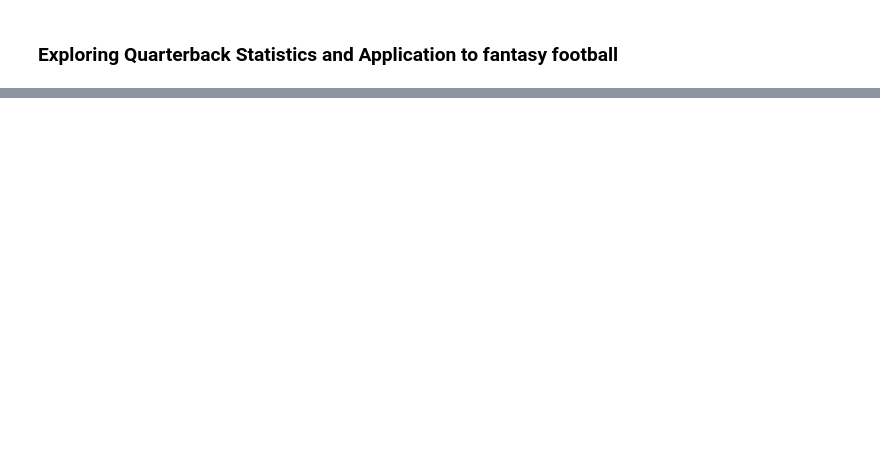
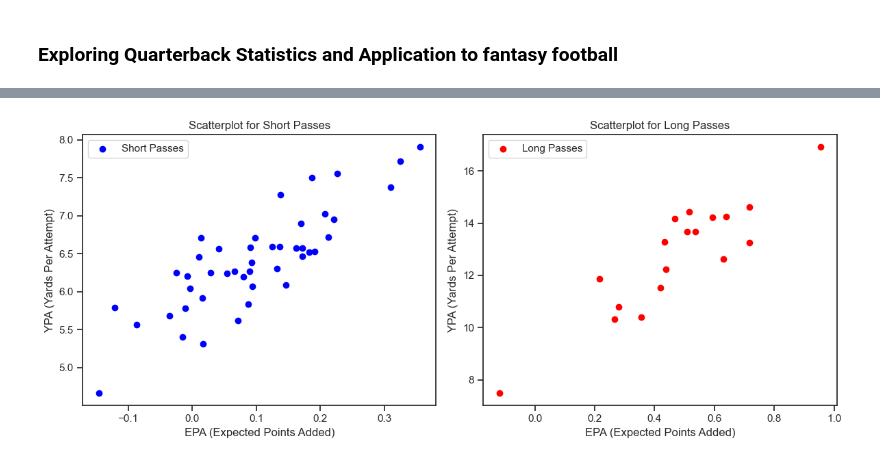
Before and after one commit to nmaniar9/football_analytics, a Jupyter notebook: quarterback_statistics.ipynb, the cells around one changed output, grey strips where cells are left out. Drawn from its saved outputs; the diff is of its cells as text; code cells hidden in the pictures; blank space fills up the shorter version.

```diff
--- a/quarterback_statistics.ipynb
+++ b/quarterback_statistics.ipynb
@@ -213,0 +44,2 @@ memory usage: 15.0+ KB
+# %%
+pbp_qb = pbp_qb[cols]
@@ -213,0 +144,9 @@ memory usage: 15.0+ KB
+# %%
+#short passes
+pbp_qb_short = pbp_qb[pbp_qb['pass_length_air_yards'] == 'short']
+agg_features = {'passing_yards':'sum','epa':'mean','pass_attempt':'sum'}
+pbp_ypa_epa = pbp_qb_short.groupby('passer_player_name').agg(agg_features).reset_index()
+pbp_ypa_epa = pbp_ypa_epa.query('pass_attempt >= 100').sort_values(by=['passing_yards'],ascending=False)
+pbp_ypa_epa['ypa'] = pbp_ypa_epa['passing_yards']/pbp_ypa_epa['pass_attempt']
+s = pbp_ypa_epa.sort_values(by=['ypa'],ascending=False)
+s.head(5)
@@ -213,0 +160,9 @@ memory usage: 15.0+ KB
+# %%
+#long
+pbp_qb_long = pbp_qb[pbp_qb['pass_length_air_yards'] == 'long']
+agg_features = {'passing_yards':'sum','epa':'mean','pass_attempt':'sum'}
+pbp_ypa_epa = pbp_qb_long.groupby('passer_player_name').agg(agg_features).reset_index()
+pbp_ypa_epa = pbp_ypa_epa.query('pass_attempt >= 50').sort_values(by=['passing_yards'],ascending=False)
+pbp_ypa_epa['ypa'] = pbp_ypa_epa['passing_yards']/pbp_ypa_epa['pass_attempt']
+l = pbp_ypa_epa.sort_values(by=['ypa'],ascending=False)
+l.head(5)
@@ -213,0 +176,25 @@ memory usage: 15.0+ KB
+# %%
+# Create a figure with two subplots (side by side)
+fig, axes = plt.subplots(1, 2, figsize=(12, 5))
+
+# Scatterplot for short passes
+axes[0].scatter(s['epa'], s['ypa'], c='blue', label='Short Passes')
+axes[0].set_xlabel('EPA (Expected Points Added)')
+axes[0].set_ylabel('YPA (Yards Per Attempt)')
+axes[0].set_title('Scatterplot for Short Passes')
+axes[0].legend()
+
+# Scatterplot for long passes
+axes[1].scatter(l['epa'], l['ypa'], c='red', label='Long Passes')
+axes[1].set_xlabel('EPA (Expected Points Added)')
+axes[1].set_ylabel('YPA (Yards Per Attempt)')
+axes[1].set_title('Scatterplot for Long Passes')
+axes[1].legend()
+
+# Adjust spacing between subplots
+plt.tight_layout()
+
+# Display the plots
+plt.show()
+# %% [output]
+[figure, added]
```
Also changed, not shown: parts of 47 cells of this notebook.
